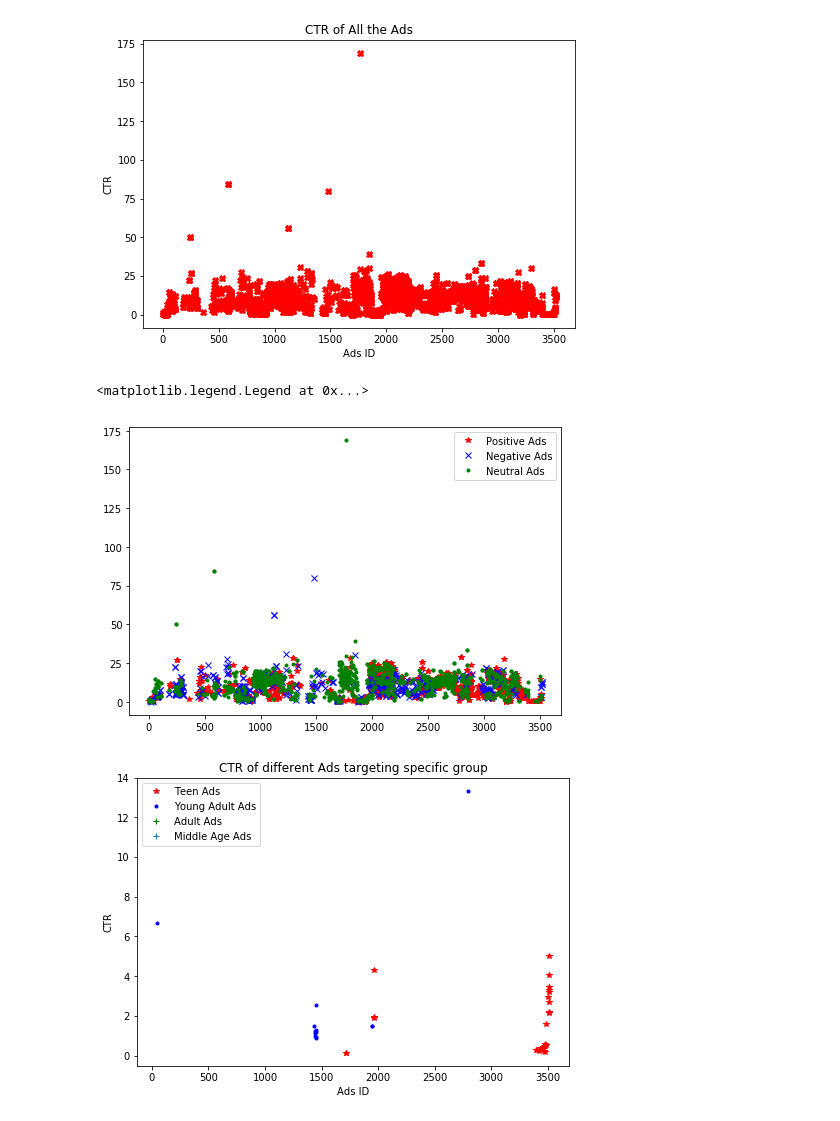
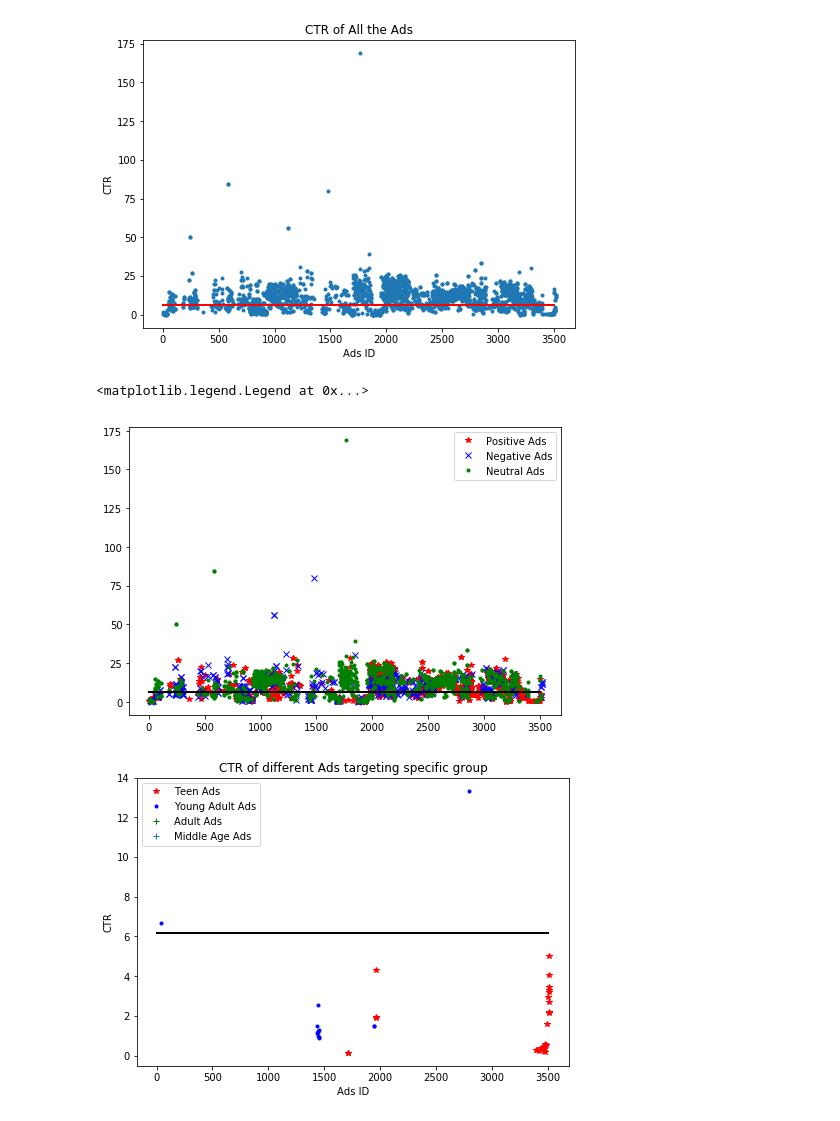
Before and after one commit to walkingCommiter/css_political_ads, a Jupyter notebook: Untitled.ipynb, the cells around one changed output. Drawn from its saved outputs; the diff is of its cells as text; code cells hidden in the pictures.

```diff
--- a/Untitled.ipynb
+++ b/Untitled.ipynb
@@ -49,14 +49,15 @@ df= df[['AD_ID','CTR','flag','AD_TARGETING_AGE','Teen','Young Adult','Adult','Mi
 # %%
 ################################################
 ### analyse the ctr of all the Ads
 fig = plt.figure()
 ax = fig.add_axes([0,0,1,1])
-ax.plot(df['AD_ID'],df['CTR'],'Xr')
+ax.plot(df['AD_ID'],df['CTR'],'.')
+ax.plot([0,3500],[6.15,6.15],'r-',lw=2)
 ax.set_xlabel('Ads ID')
 ax.set_ylabel('CTR')
 ax.set_title('CTR of All the Ads');
 # %% [output]
-[figure, old version]
+[figure, new version]
 # %%
 ####
 # try to analyse CTR of positive/ Negative/Neutral ADS
@@ -70,10 +71,11 @@ ax = fig.add_axes([0,0,1,1])
 ax.plot(dataPositive['AD_ID'],dataPositive['CTR'],'*r', label="Positive Ads")
 ax.plot(dataNegative['AD_ID'],dataNegative['CTR'],'xb', label="Negative Ads")
 ax.plot(dataNeutral['AD_ID'],dataNeutral['CTR'],'.g', label="Neutral Ads")
+ax.plot([0,3500],[6.15,6.15],'k-',lw=2)
 ax.legend()
 # %% [output]
 <matplotlib.legend.Legend at 0x...>
-[figure, old version]
+[figure, new version]
 # %%
 ######find Ads targetiing only one group
 #########
@@ -88,12 +90,13 @@ ax.plot(dataTeen['AD_ID'],dataTeen['CTR'],'*r', label="Teen Ads")
 ax.plot(dataYoungAdult['AD_ID'],dataYoungAdult['CTR'],'.b', label="Young Adult Ads")
 ax.plot(dataAdult['AD_ID'],dataAdult['CTR'],'+g', label="Adult Ads")
 ax.plot(dataMiddleAge['AD_ID'],dataMiddleAge['CTR'],'+', label="Middle Age Ads")
+ax.plot([0,3500],[6.15,6.15],'k-',lw=2)
 ax.legend()
 ax.set_xlabel('Ads ID')
 ax.set_ylabel('CTR')
 ax.set_title('CTR of different Ads targeting specific group');
 # %% [output]
-[figure, old version]
+[figure, new version]
 # %%
 ##### targeting two groups
 dataTeenY= df.loc[(df['Teen']== 1 )& (df['Young Adult']== 1 )& (df['Adult'] != 1 )& (df['Middle Age']!= 1)]
```
Also changed, not shown: parts of 3 cells of this notebook.
